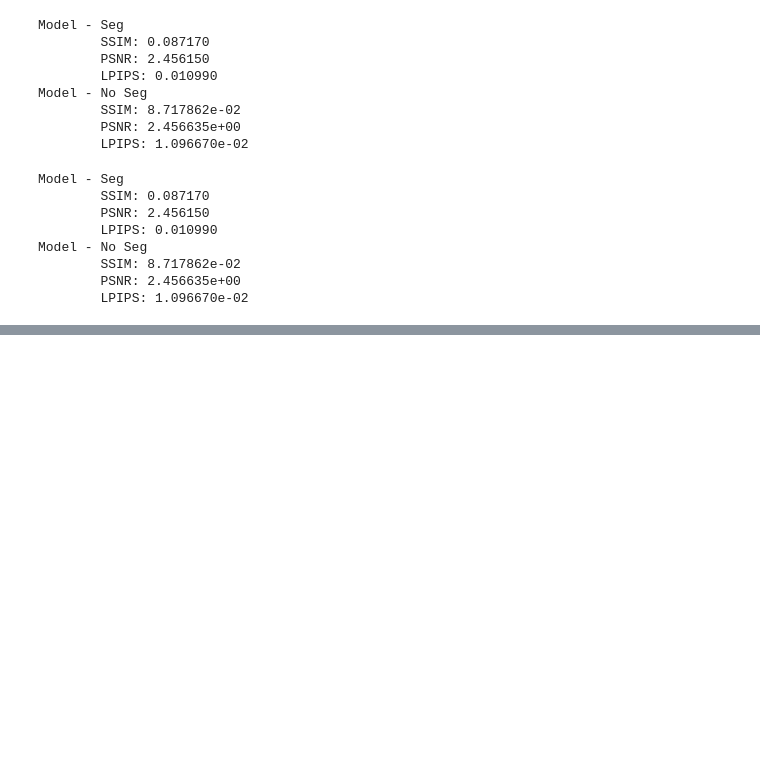
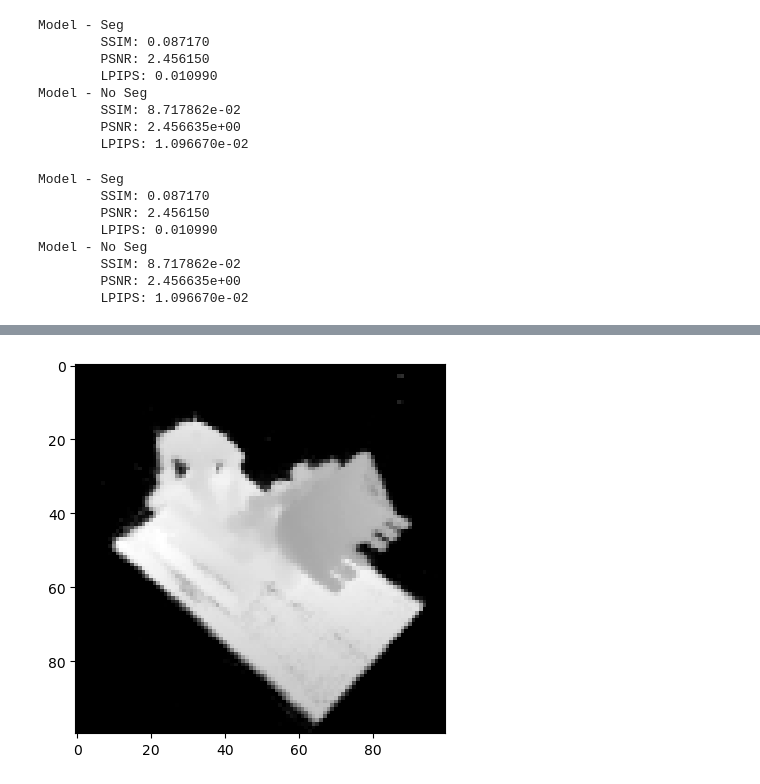
Before and after one commit to gasparyanartur/torch-nerf, a Jupyter notebook: notebooks/nerf-torch.ipynb, the cells around one changed output, grey strips where cells are left out. Saved outputs shown, nothing was run; the diff lists cells and outputs as text; code cells hidden in the pictures; blank space fills up the shorter version.

Commit message:
Add plot of correct depth

```diff
--- a/notebooks/nerf-torch.ipynb
+++ b/notebooks/nerf-torch.ipynb
@@ -1080,0 +1081,9 @@ Model - No Seg
+# %%
+version_path = pl.Path('./saved-models/nerf-seg/version-1/')
+cps, ep_last = get_saved_cps(version_path)
+model = NerfSeg(
+    "nerf-seg", L1=d_pos_embed, L2=d_dir_embed, n_hidden=n_hidden, act_func=nn.ReLU
+).to(device)
+model.load_state_dict(cps[ep_last]["model_state_dict"])
+model.requires_grad_(False)
+model.eval()
@@ -1080,0 +1172,5 @@ Model - No Seg
+# %%
+plt.imshow(dep.cpu(), cmap="grey")
+torchvision.transforms.ToPILImage()((dep / dep.max()).cpu()).save('tmp.png')
+# %% [output]
+[figure, added]
```
Also changed, not shown: parts of 5 cells of this notebook.
